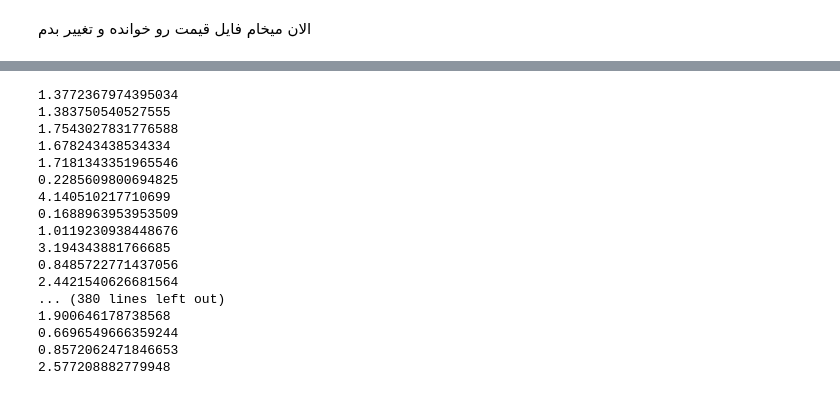
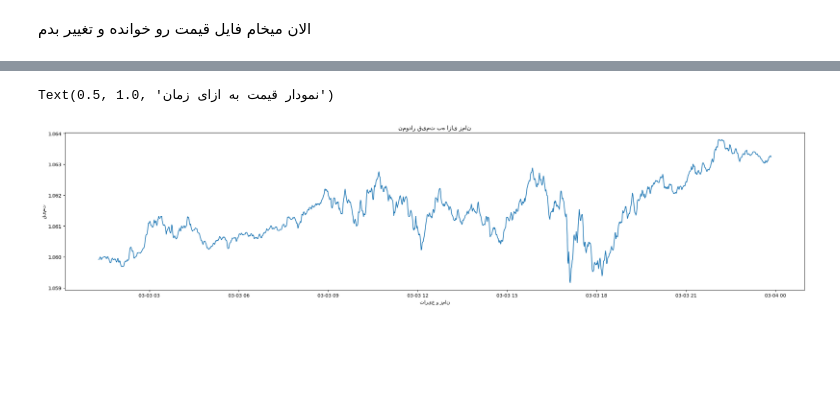
Before and after one commit to im-mahdi-74/analyses.one, a Jupyter notebook: tp.ipynb, the cells around one changed output, grey strips where cells are left out. Cells and saved outputs as stored; diff of their text form; code cells hidden in the pictures; blank space fills up the shorter version.

Commit message:
Add files via upload
اکویلیتی اضافه شده و قیمت فیک درست شده

```diff
--- a/tp.ipynb
+++ b/tp.ipynb
@@ -289,20 +346,0 @@ newcsv.head()
-# %%
-for row in newcsv.itertuples():
-# %% [output]
-1.3772367974395034
-1.383750540527555
-1.7543027831776588
-1.678243438534334
-1.7181343351965546
-0.2285609800694825
-4.140510217710699
-0.1688963953953509
-1.0119230938448676
-3.194343881766685
-0.8485722771437056
-2.4421540626681564
-... (380 lines left out)
-1.900646178738568
-0.6696549666359244
-0.8572062471846653
-2.577208882779948
@@ -314,0 +347,25 @@ df['Price_Change'] = df['Price'].pct_change()
+# %%
+price = pd.read_csv('C:/Users/delta2794900/Documents/p/EURUSD1.csv')
+colname = ['date','men', 'openprice', 'highprice','lowprice','closeprice','non']
+price.columns= colname
+time = price[['date','men']]
+price['datetime']=  pd.to_datetime(price['date'] + ' '+price['men'])
+price.drop(['date', 'men'], axis= 1, inplace = True) # axis ==1 یعنی انجام عملیات روی ستون ها و axis = 0 یعنی انجام عملیات روی سطر ها
+price= price[['openprice', 'highprice', 'lowprice', 'closeprice', 'non', 'datetime']]
+price= price.reindex(columns = ['datetime','openprice', 'highprice', 'lowprice', 'closeprice', 'non'])
+price['avprice'] = (price['openprice']+price['highprice']+price['lowprice']+price['closeprice']) / 4
+price.drop(['openprice', 'highprice', 'lowprice', 'closeprice', 'non'], axis= 1, inplace = True)
+price= price.iloc[:-1]
+
+price.to_csv('C:/Users/delta2794900/Documents/p/EURUSD1_result.csv', index=False)
+
+
+# ساخت نمودار
+plt.figure(figsize=(28, 6))
+plt.plot(price['datetime'],price['avprice'])
+plt.xlabel('تاریخ و زمان')
+plt.ylabel('قیمت')
+plt.title('نمودار قیمت به ازای زمان')
+# %% [output]
+Text(0.5, 1.0, 'نمودار قیمت به ازای زمان')
+[figure, added]
```
Also changed, not shown: parts of 17 cells of this notebook.
